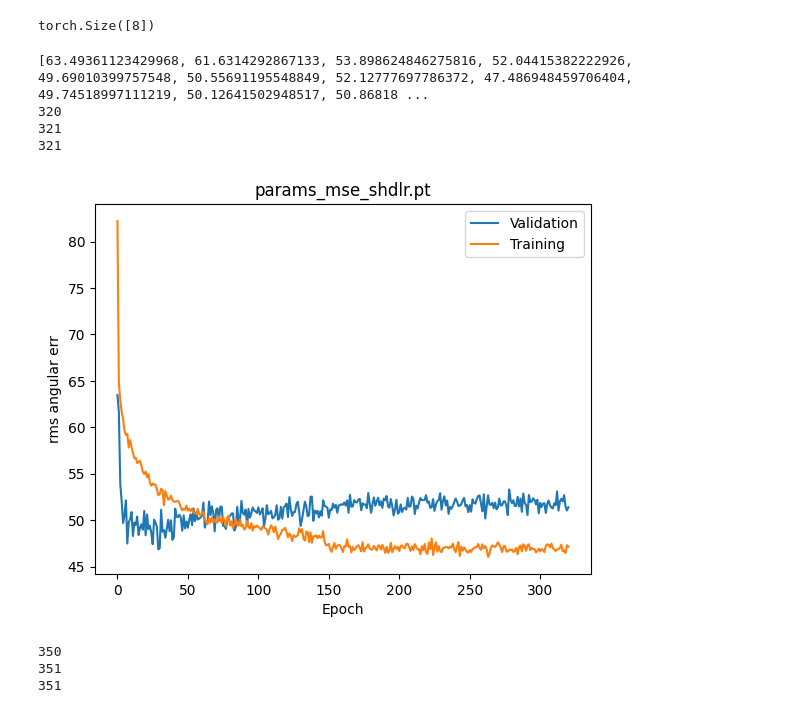
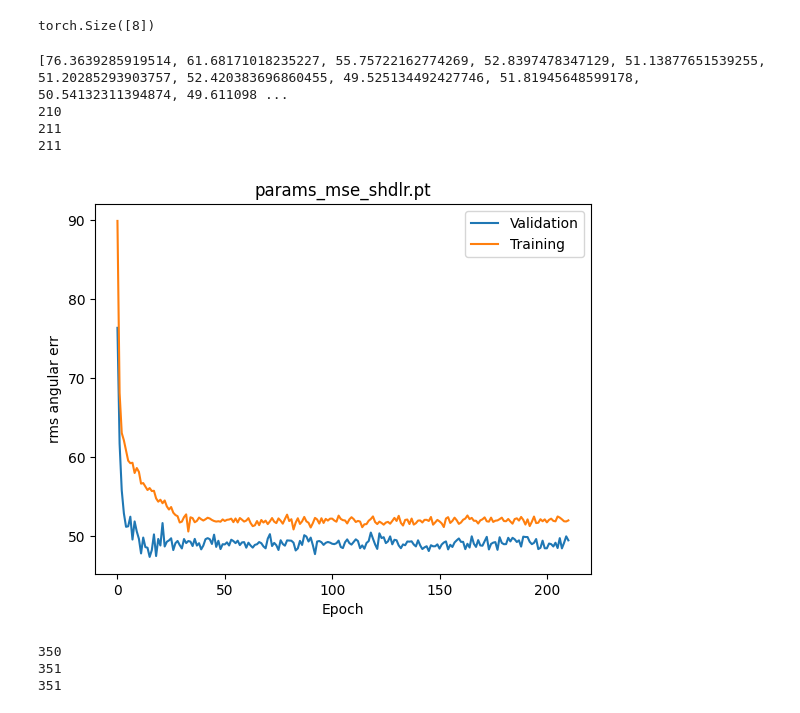
Before and after one commit to RushaliRajesh/pcp_rgt_norm, a Jupyter notebook: code_tests.ipynb, the cells around one changed output. Cells and saved outputs as stored; diff of their text form; code cells hidden in the pictures.

```diff
--- a/code_tests.ipynb
+++ b/code_tests.ipynb
@@ -137,29 +137,29 @@ def loss_func(pred, target):
 # %%
 
 import matplotlib.pyplot as plt
 import numpy as np
 import torch
-checkpoint = torch.load("320.pt")
+checkpoint = torch.load("210.pt",map_location='cpu')
 val_losses = checkpoint['val_rms_so_far']
 train_losses = checkpoint['train_rms_so_far']
 print(val_losses)
 epochs = checkpoint['epoch']
 print(epochs)
 print(len(val_losses))
 print(len(train_losses))
 plt.plot(np.arange(epochs+1), val_losses)
 plt.plot(np.arange(epochs+1), train_losses)
 plt.legend(["Validation", "Training"])
 plt.xlabel("Epoch")
 plt.ylabel("rms angular err")
 plt.title("params_mse_shdlr.pt")
 plt.show()
 # %% [output]
-[63.49361123429968, 61.6314292867133, 53.898624846275816, 52.04415382222926, 49.69010399757548, 50.55691195548849, 52.12777697786372, 47.486948459706404, 49.74518997111219, 50.12641502948517, 50.86818 ...
-320
-321
-321
+[76.3639285919514, 61.68171018235227, 55.75722162774269, 52.8397478347129, 51.13877651539255, 51.20285293903757, 52.420383696860455, 49.525134492427746, 51.81945648599178, 50.54132311394874, 49.611098 ...
+210
+211
+211
-[figure, old version]
+[figure, new version]
 # %%
 
 import matplotlib.pyplot as plt
```
Also changed, not shown: parts of 8 cells of this notebook, 7 other files.
